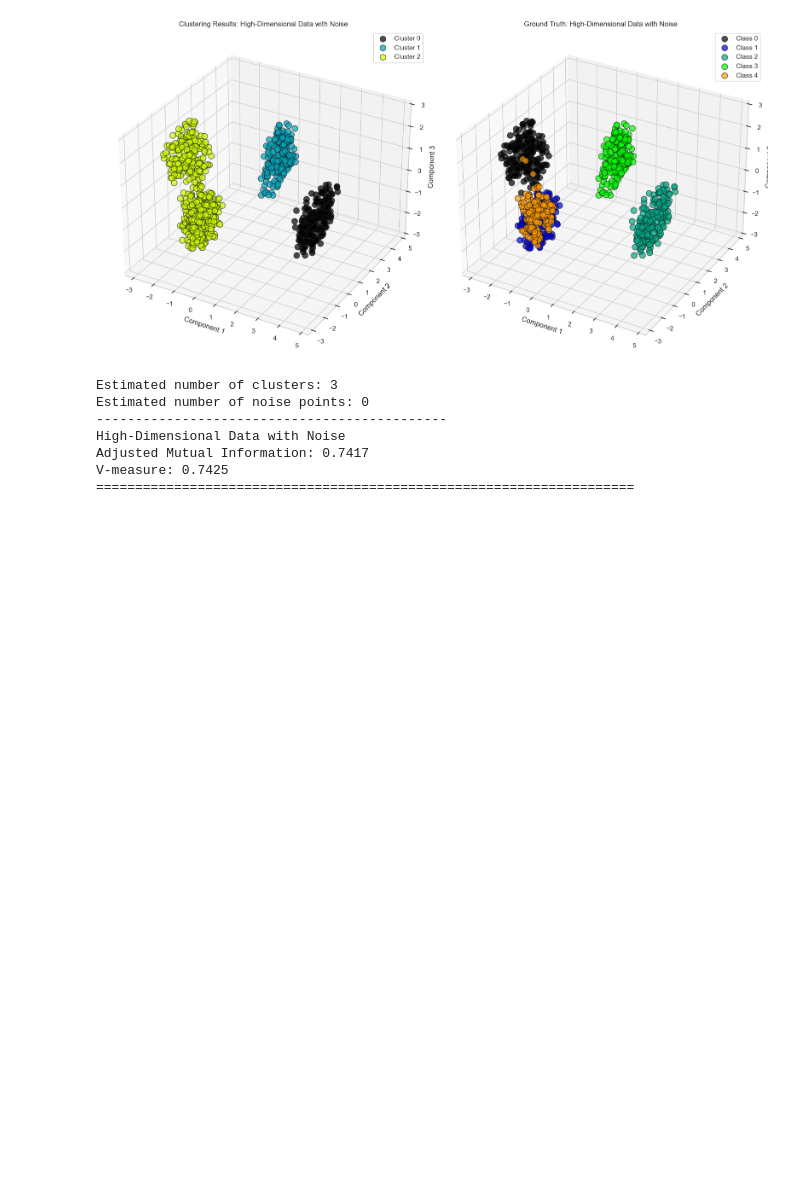
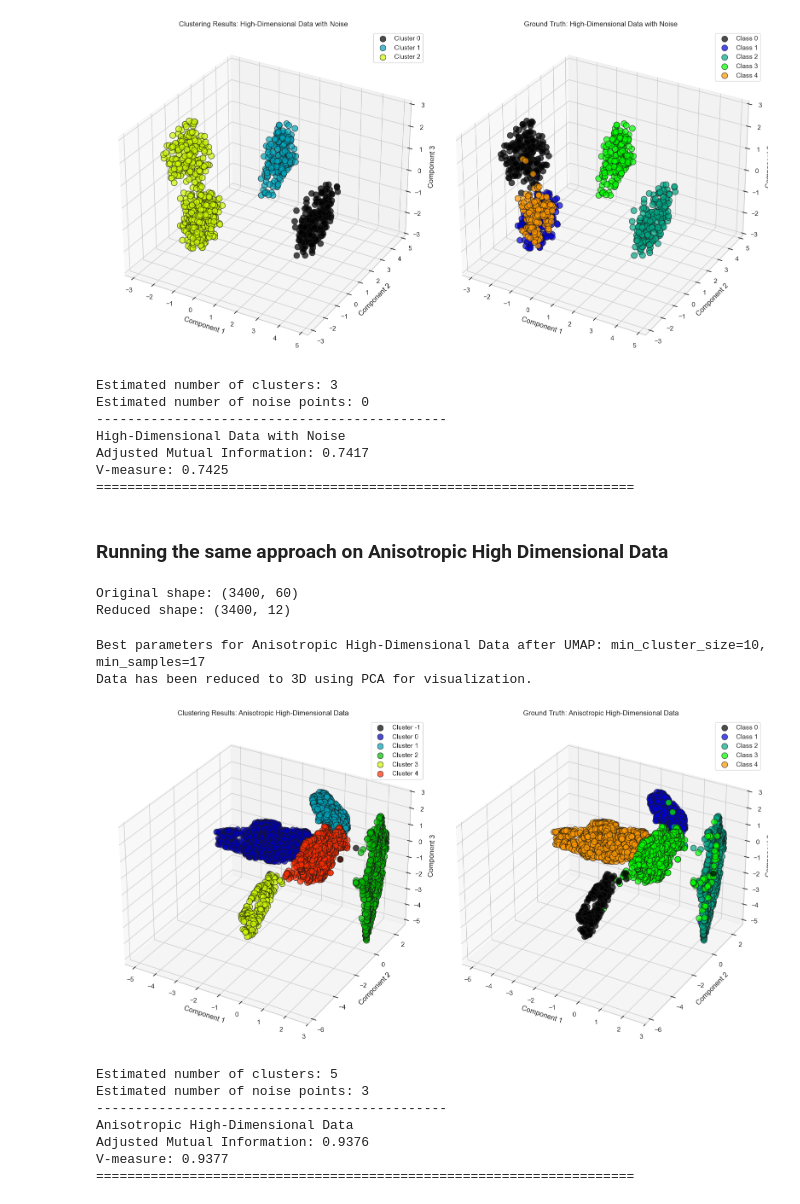
Before and after one commit to nalin0503/SC4020-DA-M, a Jupyter notebook: hdbscan.ipynb, the cells around one changed output. Cells and saved outputs as stored; diff of their text form; code cells hidden in the pictures; blank space fills up the shorter version.

```diff
--- a/hdbscan.ipynb
+++ b/hdbscan.ipynb
@@ -256,3 +277,60 @@ High-Dimensional Data with Noise
 Adjusted Mutual Information: 0.7417
 V-measure: 0.7425
 =====================================================================
+# %% [markdown]
+### Running the same approach on Anisotropic High Dimensional Data
+# %%
+# Import UMAP
+import umap.umap_ as umap
+
+# Load high-dimensional dataset
+dataset_name = 'Anisotropic High-Dimensional Data'
+filename = 'anisotropic_high_dimensional_data3.csv'
+filepath = os.path.join(datasets_dir, filename)
+X_high_dim, y_true_high_dim = load_dataset(filepath)
+
+# Apply UMAP to reduce dimensionality to 3D
+n_components = 12
+umap_reducer = umap.UMAP(n_components=n_components, random_state=42)
+X_reduced = umap_reducer.fit_transform(X_high_dim)
+
+print(f"Original shape: {X_high_dim.shape}")
+print(f"Reduced shape: {X_reduced.shape}")
+# %% [output]
+Original shape: (3400, 60)
+Reduced shape: (3400, 12)
+# %%
+# Define parameter ranges for tuning
+min_cluster_size_values = range(10, 50, 5)
+min_samples_values = range(1, 40, 2)
+
+# Tune hyperparameters on reduced data
+best_params = tune_hdbscan_params(X_reduced, y_true_high_dim, min_cluster_size_values, min_samples_values)
+                                  # metric='cosine') cosine not supported with HDBSCAN.
+
+# Check output
+if best_params['min_cluster_size'] is not None:
+    # Update params with best parameters
+    params = {}
+    params['min_cluster_size'] = best_params['min_cluster_size']
+    params['min_samples'] = best_params['min_samples']
+    print(f"Best parameters for {dataset_name} after UMAP: min_cluster_size={params['min_cluster_size']}, min_samples={params['min_samples']}")
+else:
+    # Use default parameters if no best parameters found
+    params = {'min_cluster_size': min_cluster_size_values[0], 'min_samples': min_samples_values[0]}
+    print(f"No suitable parameters found for {dataset_name}. Using default parameters.")
+
+# Run HDBSCAN with best parameters and visualize results
+clusterer = run_hdbscan(X_reduced, y_true_high_dim, min_cluster_size=params['min_cluster_size'], min_samples=params['min_samples'], title=dataset_name)
+                        # metric='cosine'), not supported by HDBSCAN. More suitable for higher dimensions if precomputing.
+# %% [output]
+Best parameters for Anisotropic High-Dimensional Data after UMAP: min_cluster_size=10, min_samples=17
+Data has been reduced to 3D using PCA for visualization.
+[figure, added]
+Estimated number of clusters: 5
+Estimated number of noise points: 3
+---------------------------------------------
+Anisotropic High-Dimensional Data
+Adjusted Mutual Information: 0.9376
+V-measure: 0.9377
+=====================================================================
```
Also changed, not shown: parts of 6 cells of this notebook, 6 other files.
